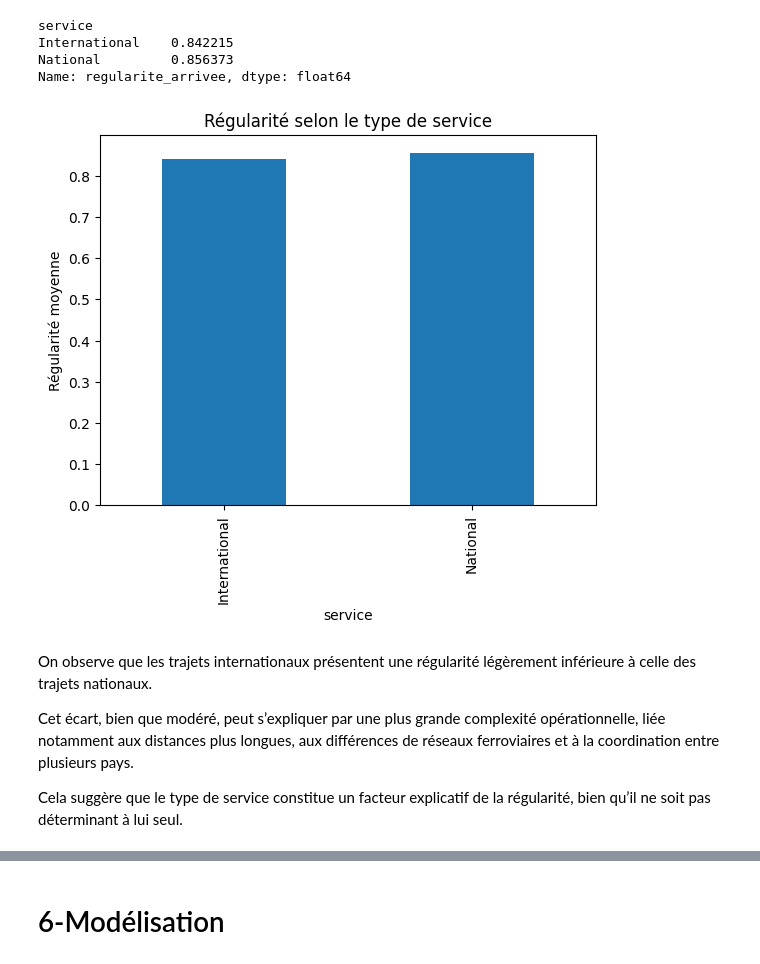
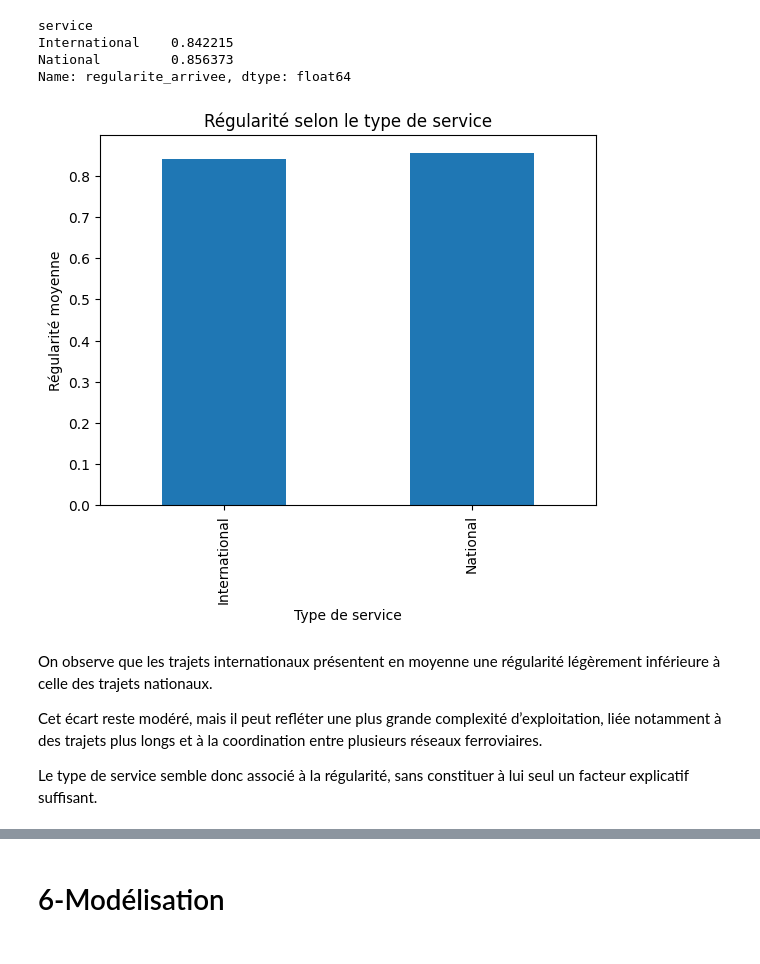
Before and after one commit to chamsisarra5-web/projet-info, a Jupyter notebook: projet_tgv.ipynb, the cells around one changed output, grey strips where cells are left out. Saved outputs shown, nothing was run; the diff lists cells and outputs as text; code cells hidden in the pictures.

```diff
--- a/projet_tgv.ipynb
+++ b/projet_tgv.ipynb
@@ -372,12 +379,12 @@ df_analyse = df_analyse.rename(columns={
     "duree_moyenne": "duree_moyenne_trajet",
     "nb_train_prevu": "circulations_prevues",
     "nb_annulation": "trains_annules",
-    "prct_cause_externe": "pct_retard_causes_externes",
-    "prct_cause_infra": "pct_retard_infrastructure",
-    "prct_cause_gestion_trafic": "pct_retard_gestion_trafic",
-    "prct_cause_materiel_roulant": "pct_retard_materiel_roulant",
-    "prct_cause_gestion_gare": "pct_retard_gestion_gare_materiel",
-    "prct_cause_prise_en_charge_voyageurs": "pct_retard_voyageurs"
+    "prct_cause_externe": "pct_cause_retard_externe",
+    "prct_cause_infra": "pct_cause_retard_infrastructure",
+    "prct_cause_gestion_trafic": "pct_cause_retard_gestion_trafic",
+    "prct_cause_materiel_roulant": "pct_cause_retard_materiel_roulant",
+    "prct_cause_gestion_gare": "pct_cause_retard_gestion_gare",
+    "prct_cause_prise_en_charge_voyageurs": "pct_cause_retard_voyageurs"
 })
 # %%
 df_analyse.head()
@@ -638,15 +660,15 @@ Name: regularite_arrivee, dtype: float64
 # %%
 regularite_par_service.plot(kind="bar")
 
 plt.ylabel("Régularité moyenne")
+plt.xlabel("Type de service")
 plt.title("Régularité selon le type de service")
-
 plt.show()
 # %% [output]
-[figure, old version]
+[figure, new version]
 # %% [markdown]
-On observe que les trajets internationaux présentent une régularité légèrement inférieure à celle des trajets nationaux.
+On observe que les trajets internationaux présentent en moyenne une régularité légèrement inférieure à celle des trajets nationaux.
 
-Cet écart, bien que modéré, peut s’expliquer par une plus grande complexité opérationnelle, liée notamment aux distances plus longues, aux différences de réseaux ferroviaires et à la coordination entre plusieurs pays.
+Cet écart reste modéré, mais il peut refléter une plus grande complexité d’exploitation, liée notamment à des trajets plus longs et à la coordination entre plusieurs réseaux ferroviaires.
 
-Cela suggère que le type de service constitue un facteur explicatif de la régularité, bien qu’il ne soit pas déterminant à lui seul.
+Le type de service semble donc associé à la régularité, sans constituer à lui seul un facteur explicatif suffisant.
```
Also changed, not shown: parts of 25 cells of this notebook, 1 other file.
